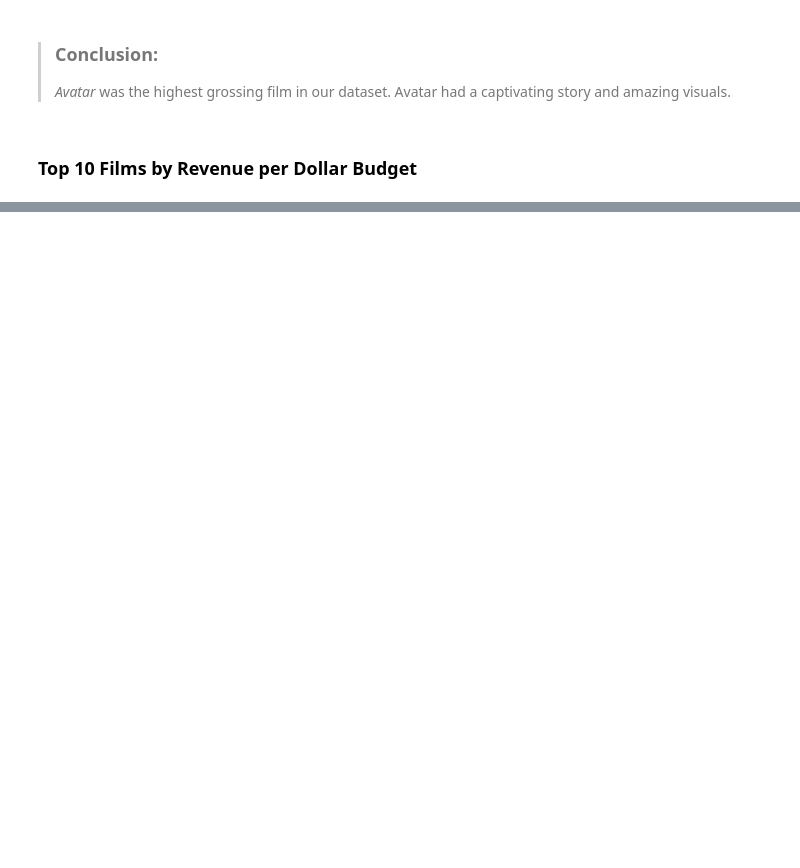
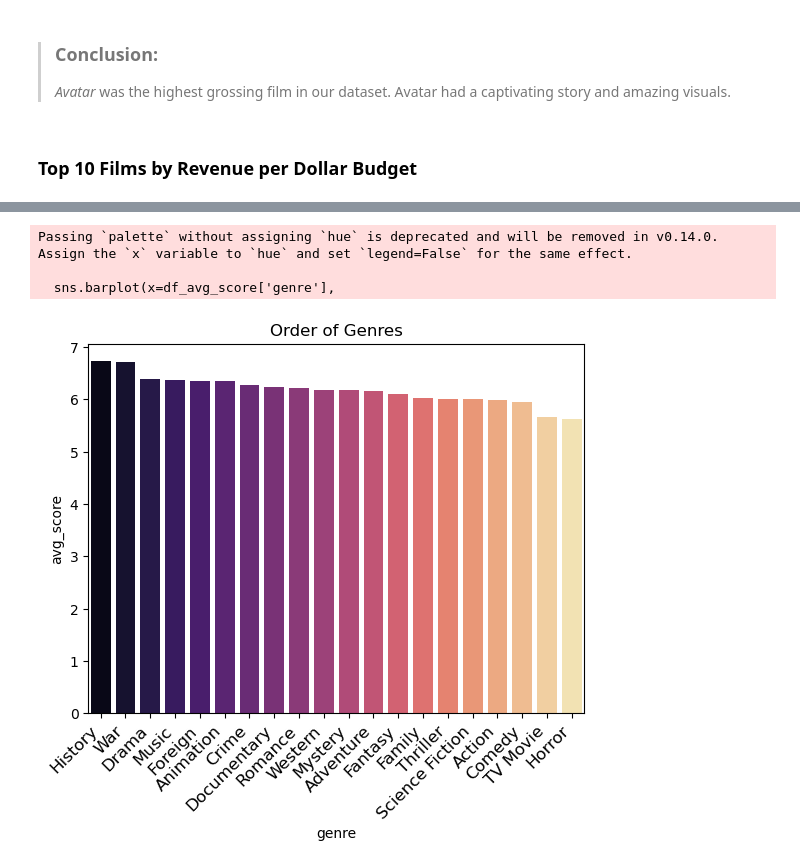
Before and after one commit to archDataScience/DF-Project_3_Individual, a Jupyter notebook: Archie_Porteous_DA13.ipynb, the cells around one changed output, grey strips where cells are left out. Drawn from its saved outputs; the diff is of its cells as text; code cells hidden in the pictures; blank space fills up the shorter version.

```diff
--- a/Archie_Porteous_DA13.ipynb
+++ b/Archie_Porteous_DA13.ipynb
@@ -164,0 +293,4 @@ df_zeros[df_zeros['title']=="Paranormal Activity"]['budget']
+# %%
+genre_count = df_eda.genres.apply(lambda x:len(x))
+print(genre_count)
+print('Max number of Genres of a film:' , max(genre_count))
@@ -164,0 +343,7 @@ df_zeros[df_zeros['title']=="Paranormal Activity"]['budget']
+# %%
+genres = set()
+
+for lst in df_eda.genres:
+    for genre in lst:
+        if genre not in genres:
+            genres.add(genre)
@@ -164,0 +373,14 @@ df_zeros[df_zeros['title']=="Paranormal Activity"]['budget']
+# %%
+avg_score = dict()
+
+for genre in genres:
+    total_score = 0
+    total_num = 0
+
+    for num in range(8):
+       if any(df_eda[f'genre_{num}'].isin([genre])):
+
+            total_score += df_eda.groupby(f'genre_{num}')[['vote_average']].sum()['vote_average'][genre]
+            total_num += df_eda.groupby(f'genre_{num}')[['vote_average']].count()['vote_average'][genre]
+
+    avg_score[genre] = round(total_score/total_num,2)
@@ -164,0 +410,3 @@ df_zeros[df_zeros['title']=="Paranormal Activity"]['budget']
+# %%
+df_avg_score = pd.DataFrame( {'genre':avg_score.keys(), 'avg_score':avg_score.values()}).sort_values('avg_score',ascending = False)
+df_avg_score
@@ -164,0 +431,21 @@ df_zeros[df_zeros['title']=="Paranormal Activity"]['budget']
+# %%
+sns.barplot(x=df_avg_score['genre'],
+            y=df_avg_score['avg_score'],
+            palette = 'magma',
+            order = df_avg_score.sort_values('avg_score',ascending=False).genre)
+
+
+plt.xticks(rotation=45,
+           horizontalalignment='right',
+           fontweight ='light',
+           fontsize ='large'
+           )
+
+plt.title('Order of Genres')
+
+plt.show()
+# %% [output]
+Passing `palette` without assigning `hue` is deprecated and will be removed in v0.14.0. Assign the `x` variable to `hue` and set `legend=False` for the same effect.
+
+  sns.barplot(x=df_avg_score['genre'],
+[figure, added]
```
Also changed, not shown: parts of 31 cells of this notebook.
